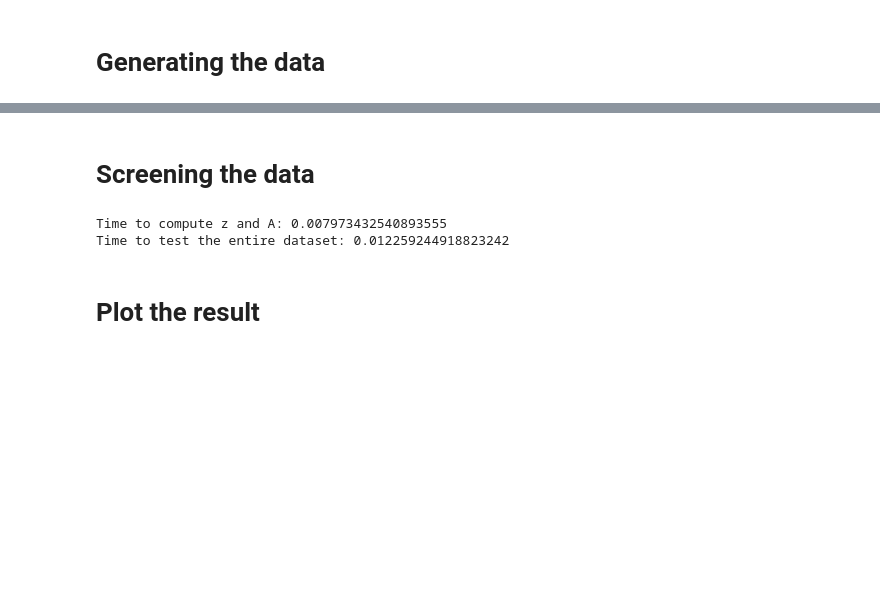
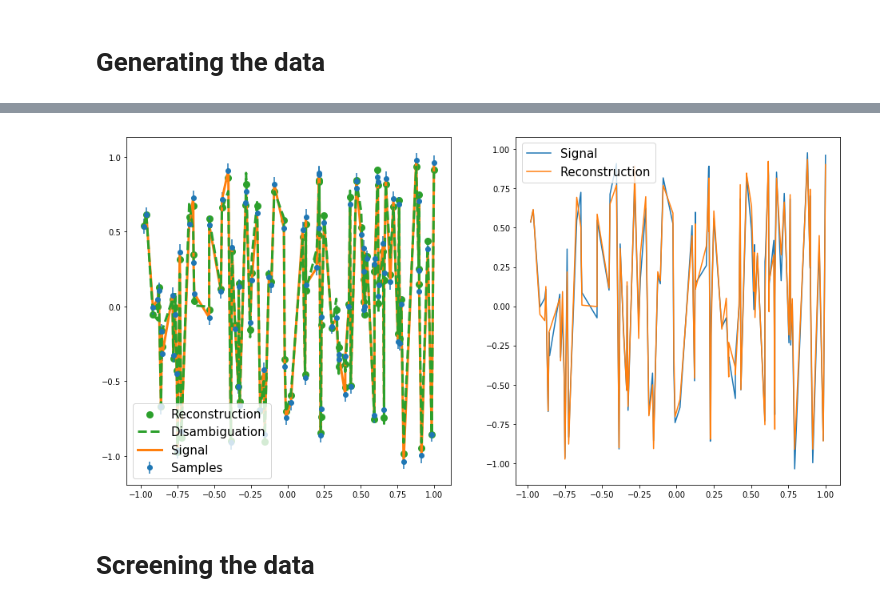
Before and after one commit to GregoireMialon/screening_samples, a Jupyter notebook: interval_regression.ipynb, the cells around one changed output, grey strips where cells are left out. Drawn from its saved outputs; the diff is of its cells as text; code cells hidden in the pictures; blank space fills up the shorter version.

```diff
--- a/interval_regression.ipynb
+++ b/interval_regression.ipynb
@@ -77,3 +21,0 @@ print(lasso_r.coef_, lasso_reg.coef_)
-# %%
-method.train(X, s_train, lambd=0)
-method.kernel_reg.x_support.shape
@@ -81,0 +22,9 @@ NameError: name 'method' is not defined
+# %%
+X, y, true_params, _ = make_data(100, 10, 0.1)
+compt_exp = 0
+while compt_exp < 5:
+        random.seed(compt_exp)
+        np.random.seed(compt_exp)
+        compt_exp += 1
+        X_train, X_test, y_train, y_test = train_test_split(X, y, test_size=0.2)
+        print(y_test)
@@ -82,9 +49,37 @@ NameError: name 'method' is not defined
+# %%
+def train_interval(X, y, mu, lmbda):
+    method = Diffrac('IR', kernel)
+    s_train = np.empty((X.shape[0], 2))
+    s_train[:,0] = y
+    s_train[:,1] = mu
+    method.train(X, s_train, lambd=lmbda)
+    dim = 5
+    x = X[:, dim]
+    ind = np.argsort(x)
+
+    fig, [ax_1, ax_2] = plt.subplots(1, 2, figsize=(16, 8))
+
+    a = ax_1.errorbar(X[ind,dim], s_train[ind, 0], yerr=s_train[ind, 1], fmt='o', color="C0")
+    b, = ax_1.plot(X[ind,dim], y[ind], linestyle="-", linewidth=3, color="C1")
+    c, = ax_1.plot(X[ind,dim], method(X)[ind], linestyle="--", linewidth=3, color="C2")
+    if hasattr(method, 'y_dis'):
+        d = ax_1.scatter(X[:,dim], method.y_dis, linestyle="-", linewidth=3, color="C2")
+        ax_1.legend([d, c, b, a], ["Reconstruction", "Disambiguation", "Signal", "Samples"],
+                    prop={"size": 15})
+    else:
+        ax_1.legend([c, b, a], ["Reconstruction", "Signal", "Samples"], prop={"size": 15})
+        ax_1.set_title("Learning", size=20)
+
+    a, = ax_2.plot(X[ind,dim], y[ind])
+    b, = ax_2.plot(X[ind,dim], method(X)[ind])
+    ax_2.legend([a, b], ["Signal", "Reconstruction"], prop={"size": 15})
+    return method
+# %%
+mu = 0.05
+lmbda = 0.0000001
+method = train_interval(X, y, mu, lmbda)
+y_predict = method(X)
+# %% [output]
+[figure, added]
 # %% [markdown]
 # Screening the data
-# %%
-results = test_dataset_accelerated(X, y, lmbda=0.1, mu=1, n_steps=10)
-# %% [output]
-Time to compute z and A: 0.007973432540893555
-Time to test the entire dataset: 0.012259244918823242
-# %% [markdown]
-# Plot the result
```
Also changed, not shown: parts of 14 cells of this notebook, 4 other files.
